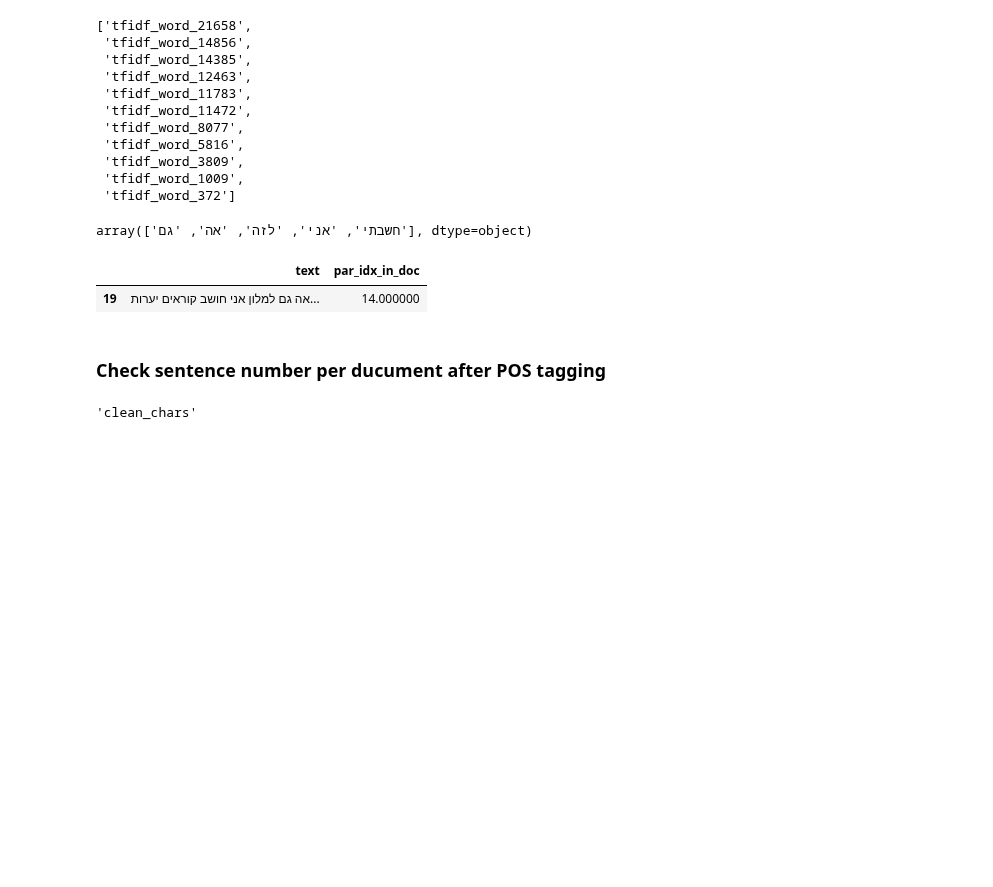
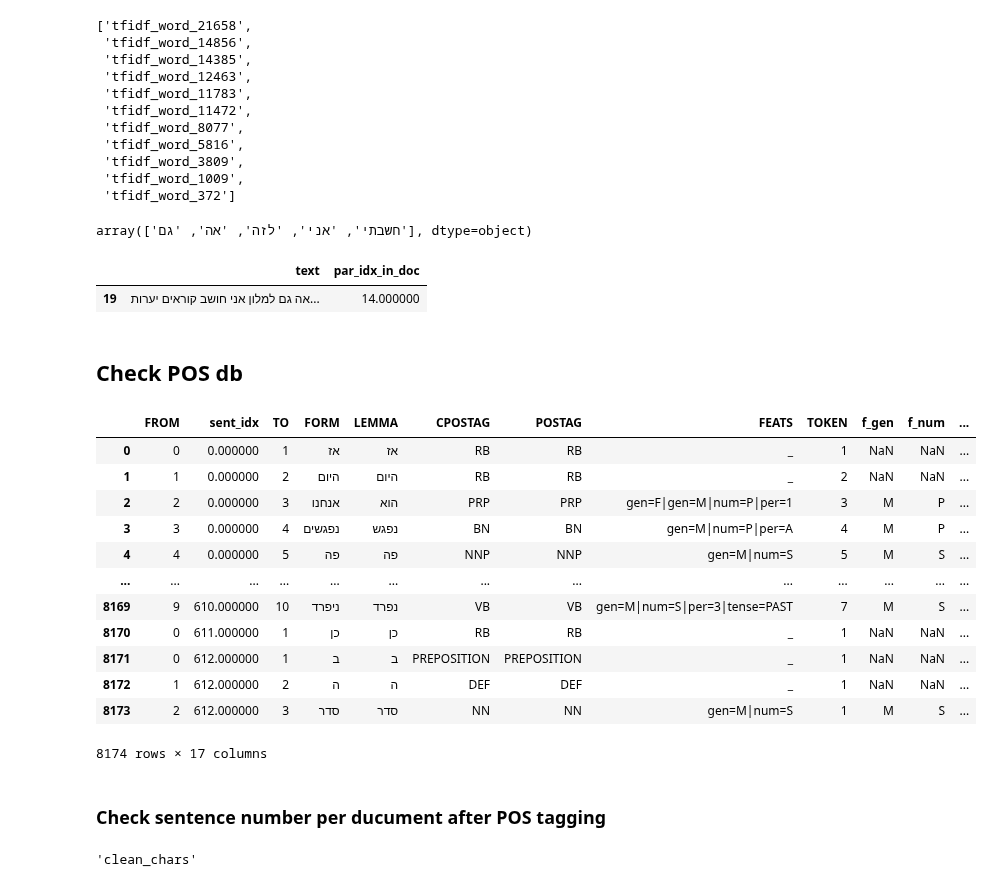
Before and after one commit to Sofy34/personal_strudy, a Jupyter notebook: thesis/04_check_data.ipynb, the cells around one changed output. Saved outputs shown, nothing was run; the diff lists cells and outputs as text; code cells hidden in the pictures; blank space fills up the shorter version.

Commit message:
update stat/check/new doc upon new data set

```diff
--- a/thesis/04_check_data.ipynb
+++ b/thesis/04_check_data.ipynb
@@ -83,6 +85,27 @@ sent_db[sent_db['par_idx_in_doc'] == par ]
 # %% [output]
 |  | text | par_idx_in_doc |
 | 19 | אה גם למלון אני חושב קוראים יערות... | 14.000000 |
+# %% [markdown]
+## Check POS db
+# %%
+dir_name='reparse'
+i=1
+sent_pos_db = pd.read_csv(os.path.join(os.getcwd(),defines.PATH_TO_DFS,dir_name,"{:02d}_sent_pos_db.csv".format(i)))
+sent_pos_db
+# %% [output]
+|  | FROM | sent_idx | TO | FORM | LEMMA | CPOSTAG | POSTAG | FEATS | TOKEN | f_gen | f_num | ... |
+| 0 | 0 | 0.000000 | 1 | אז | אז | RB | RB | _ | 1 | NaN | NaN | ... |
+| 1 | 1 | 0.000000 | 2 | היום | היום | RB | RB | _ | 2 | NaN | NaN | ... |
+| 2 | 2 | 0.000000 | 3 | אנחנו | הוא | PRP | PRP | gen=F|gen=M|num=P|per=1 | 3 | M | P | ... |
+| 3 | 3 | 0.000000 | 4 | נפגשים | נפגש | BN | BN | gen=M|num=P|per=A | 4 | M | P | ... |
+| 4 | 4 | 0.000000 | 5 | פה | פה | NNP | NNP | gen=M|num=S | 5 | M | S | ... |
+| ... | ... | ... | ... | ... | ... | ... | ... | ... | ... | ... | ... | ... |
+| 8169 | 9 | 610.000000 | 10 | ניפרד | נפרד | VB | VB | gen=M|num=S|per=3|tense=PAST | 7 | M | S | ... |
+| 8170 | 0 | 611.000000 | 1 | כן | כן | RB | RB | _ | 1 | NaN | NaN | ... |
+| 8171 | 0 | 612.000000 | 1 | ב | ב | PREPOSITION | PREPOSITION | _ | 1 | NaN | NaN | ... |
+| 8172 | 1 | 612.000000 | 2 | ה | ה | DEF | DEF | _ | 1 | NaN | NaN | ... |
+| 8173 | 2 | 612.000000 | 3 | סדר | סדר | NN | NN | gen=M|num=S | 1 | M | S | ... |
+8174 rows × 17 columns
 # %% [markdown]
 ### Check sentence number per ducument after POS tagging
 # %%
```
Also changed, not shown: parts of 3 cells of this notebook, 1 other file.
